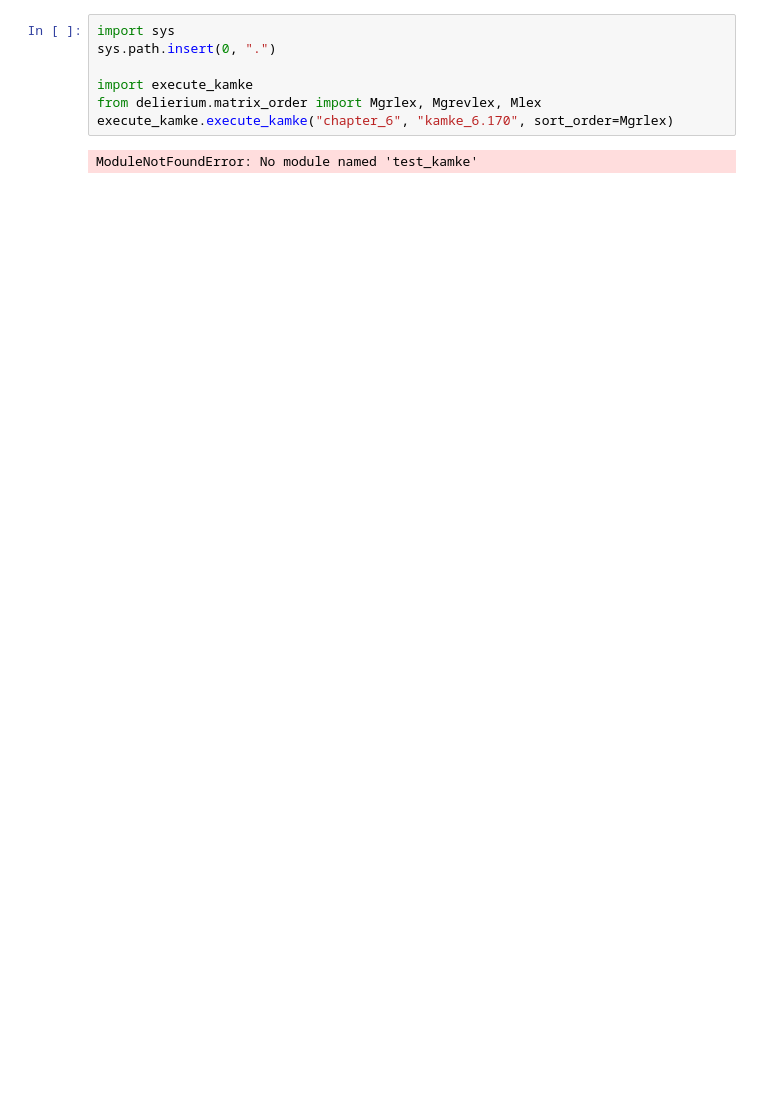
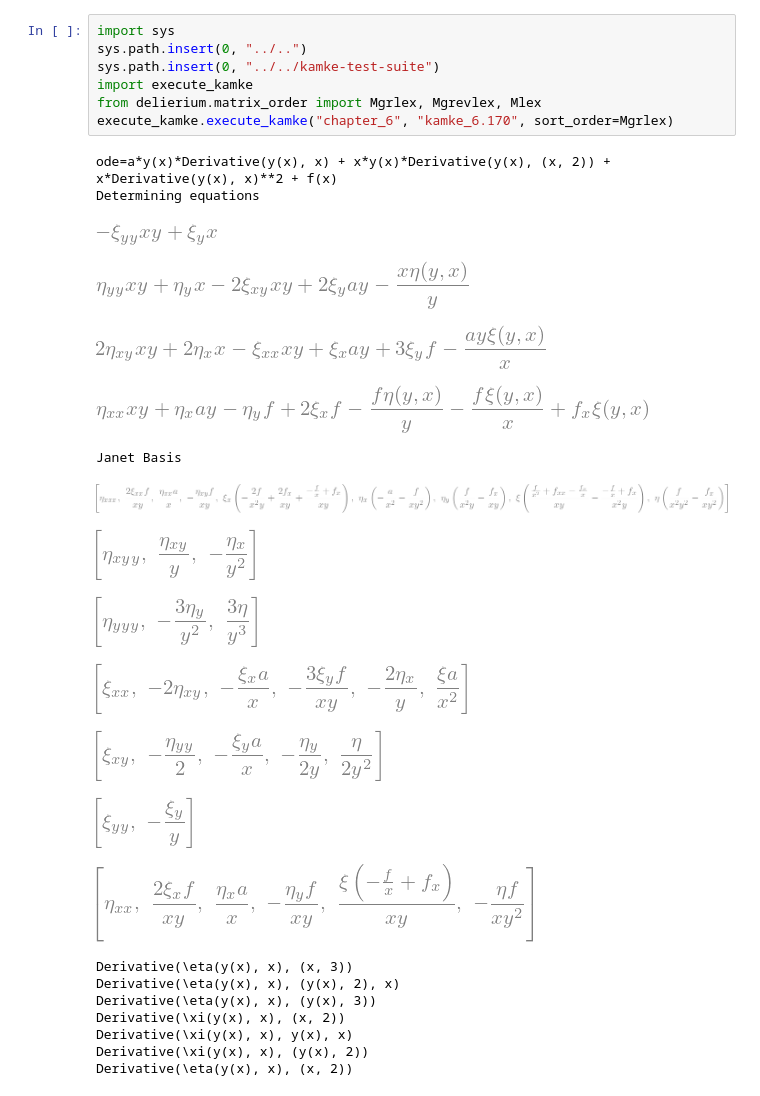
Before and after one commit to tapir442/delierium, a Jupyter notebook: notebooks/Schwarz/Schwarz_5.02.ipynb, the cells around one changed output. Drawn from its saved outputs; the diff is of its cells as text; blank space fills up the shorter version.

```diff
--- a/notebooks/Schwarz/Schwarz_5.02.ipynb
+++ b/notebooks/Schwarz/Schwarz_5.02.ipynb
@@ -1,9 +1,29 @@
 # %%
 import sys
-sys.path.insert(0, ".")
-
+sys.path.insert(0, "../..")
+sys.path.insert(0, "../../kamke-test-suite")
 import execute_kamke
 from delierium.matrix_order import Mgrlex, Mgrevlex, Mlex
 execute_kamke.execute_kamke("chapter_6", "kamke_6.170", sort_order=Mgrlex)
 # %% [output]
-ModuleNotFoundError: No module named 'test_kamke'
+ode=a*y(x)*Derivative(y(x), x) + x*y(x)*Derivative(y(x), (x, 2)) + x*Derivative(y(x), x)**2 + f(x)
+Determining equations
+[figure, added]
+[figure, added]
+[figure, added]
+[figure, added]
+Janet Basis
+[figure, added]
+[figure, added]
+[figure, added]
+[figure, added]
+[figure, added]
+[figure, added]
+[figure, added]
+Derivative(\eta(y(x), x), (x, 3))
+Derivative(\eta(y(x), x), (y(x), 2), x)
+Derivative(\eta(y(x), x), (y(x), 3))
+Derivative(\xi(y(x), x), (x, 2))
+Derivative(\xi(y(x), x), y(x), x)
+Derivative(\xi(y(x), x), (y(x), 2))
+Derivative(\eta(y(x), x), (x, 2))
```
Also changed, not shown: 15 other files.
